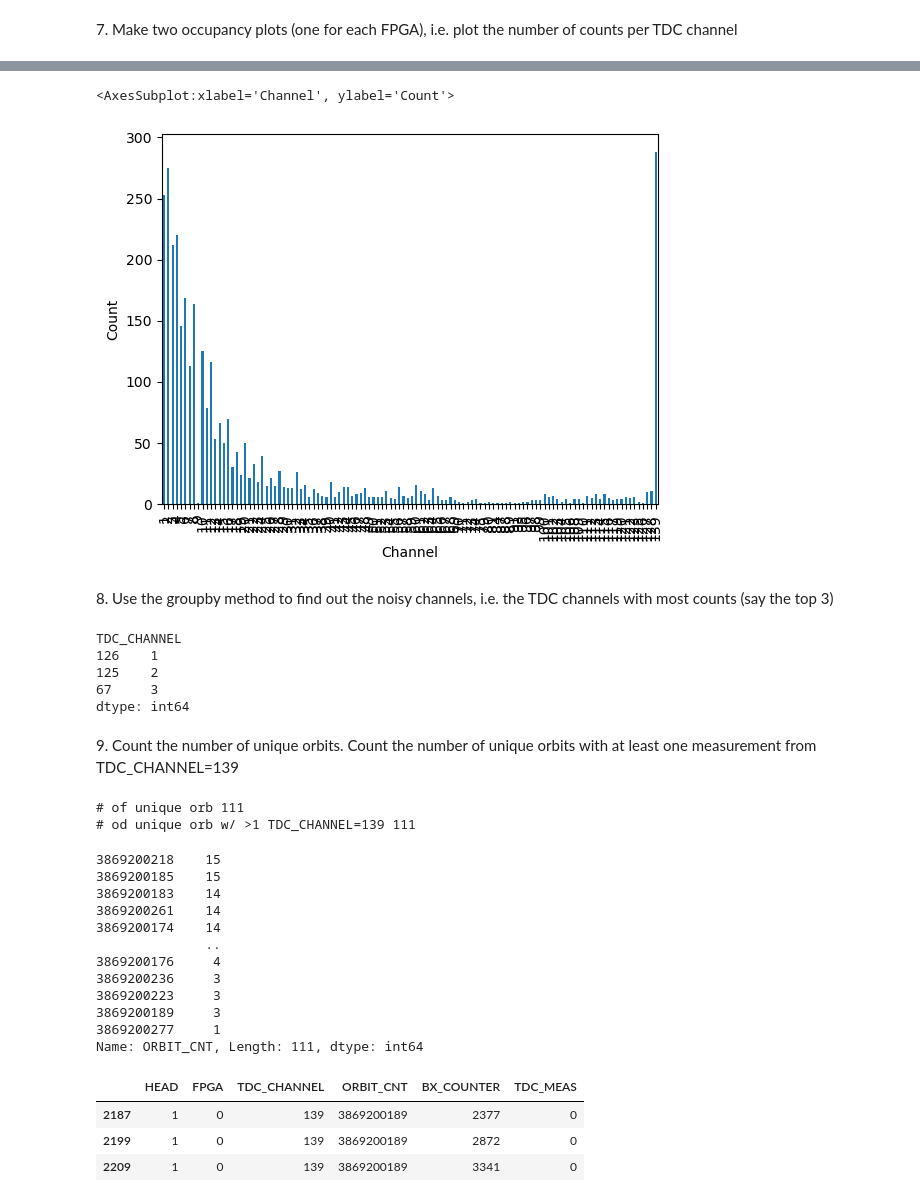
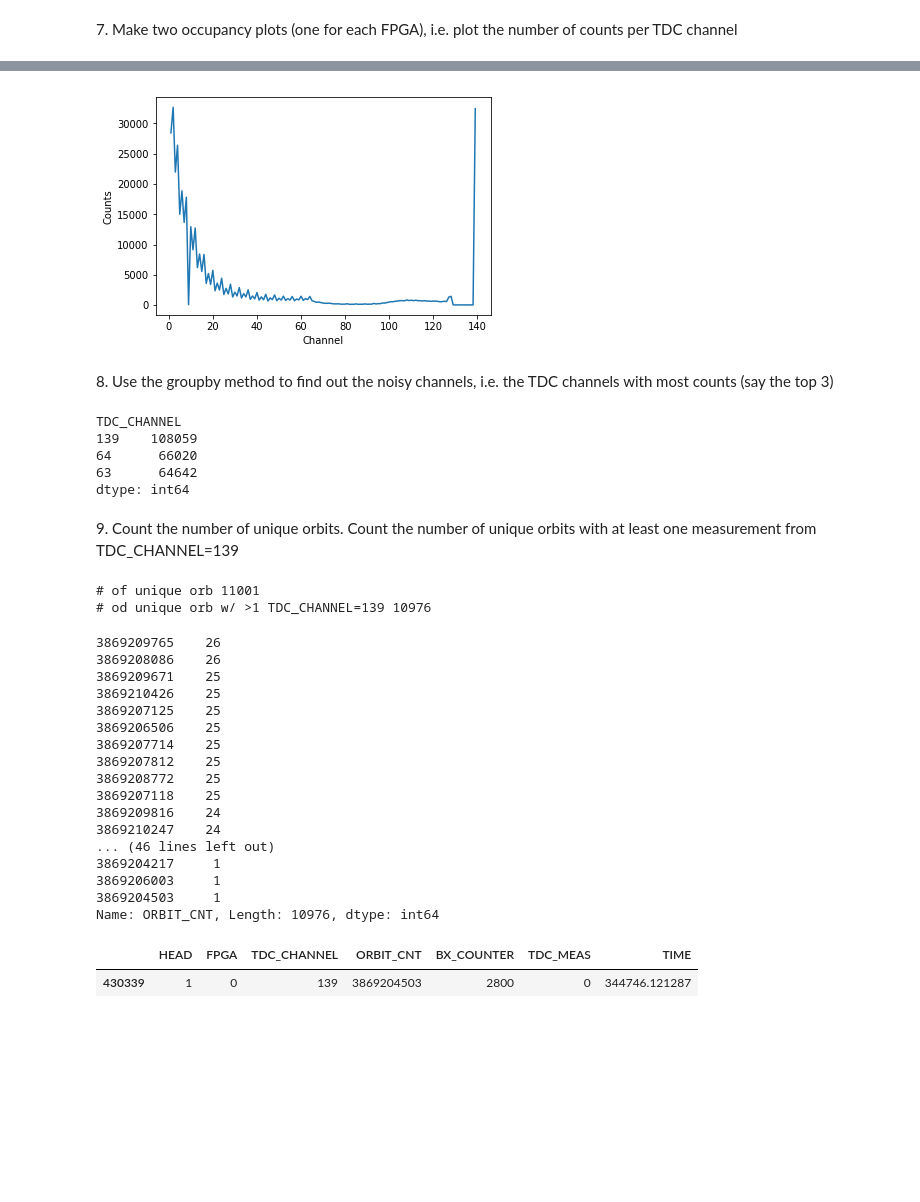
Before and after one commit to tommaso-bertola/LaboratoryOfComputationalPhysics_Y5, a Jupyter notebook: 06ex_Pandas.ipynb, the cells around one changed output, grey strips where cells are left out. Cells and saved outputs as stored; diff of their text form; code cells hidden in the pictures; blank space fills up the shorter version.

```diff
--- a/06ex_Pandas.ipynb
+++ b/06ex_Pandas.ipynb
@@ -13,5 +16,5 @@ import numpy as np
 # %%
-df=pd.read_csv('/home/tom/data/data_000637.txt', nrows=11000)
+df=pd.read_csv('~/data/data_000637.txt')
 df
 # %% [output]
 |  | HEAD | FPGA | TDC_CHANNEL | ORBIT_CNT | BX_COUNTER | TDC_MEAS |
@@ -52,0 +68,3 @@ Name: ORBIT_CNT, Length: 111, dtype: int64
+# %%
+df['TIME']=(df['TDC_MEAS']*25/30+df['BX_COUNTER']*25+df['ORBIT_CNT']*(df['BX_COUNTER'].max()+1)*25)*1e-9
+print('{time:.8f} sec of acquisition'.format(time=df['TIME'].max()-df['TIME'].min()))
@@ -98,17 +130,19 @@ df[df['FPGA']==0]['TDC_CHANNEL'].value_counts().sort_index().plot(xlabel='Channe
 # %%
-df[df['FPGA']==1]['TDC_CHANNEL'].value_counts().sort_index().plot(xlabel='Channel', ylabel='Count', kind='bar')
+plt.plot(df[df['FPGA']==1]['TDC_CHANNEL'].value_counts().sort_index())
+plt.ylabel('Counts')
+plt.xlabel('Channel')
+plt.show()
 # %% [output]
-<AxesSubplot:xlabel='Channel', ylabel='Count'>
-[figure, old version]
+[figure, new version]
 # %% [markdown]
 8\. Use the groupby method to find out the noisy channels, i.e. the TDC channels with most counts (say the top 3)
 # %%
-df.groupby(['TDC_CHANNEL']).size().sort_values()[:3]
+df.groupby(['TDC_CHANNEL']).size().sort_values(ascending=False)[:3]
 # %% [output]
 TDC_CHANNEL
-126    1
-125    2
-67     3
+139    108059
+64      66020
+63      64642
 dtype: int64
 # %% [markdown]
 9\. Count the number of unique orbits. Count the number of unique orbits with at least one measurement from TDC_CHANNEL=139
@@ -116,29 +150,32 @@ dtype: int64
 print('# of unique orb',len(df['ORBIT_CNT'].value_counts()))
 print('# od unique orb w/ >1 TDC_CHANNEL=139', len(df[df['TDC_CHANNEL']==139]['ORBIT_CNT'].value_counts()))
 # %% [output]
-# of unique orb 111
-# od unique orb w/ >1 TDC_CHANNEL=139 111
+# of unique orb 11001
+# od unique orb w/ >1 TDC_CHANNEL=139 10976
 # %%
 # the number of counts of TDC_CHANNELS=139 for each orbit
 df[df['TDC_CHANNEL']==139]['ORBIT_CNT'].value_counts()
 # %% [output]
-3869200218    15
-3869200185    15
-3869200183    14
-3869200261    14
-3869200174    14
-              ..
-3869200176     4
-3869200236     3
-3869200223     3
-3869200189     3
-3869200277     1
-Name: ORBIT_CNT, Length: 111, dtype: int64
+3869209765    26
+3869208086    26
+3869209671    25
+3869210426    25
+3869207125    25
+3869206506    25
+3869207714    25
+3869207812    25
+3869208772    25
+3869207118    25
+3869209816    24
+3869210247    24
+... (46 lines left out)
+3869204217     1
+3869206003     1
+3869204503     1
+Name: ORBIT_CNT, Length: 10976, dtype: int64
 # %%
 # checking if it is right
-df[(df['TDC_CHANNEL']==139) & (df['ORBIT_CNT']==3869200189) ]
+df[(df['TDC_CHANNEL']==139) & (df['ORBIT_CNT']==3869204503) ]
 # %% [output]
-|  | HEAD | FPGA | TDC_CHANNEL | ORBIT_CNT | BX_COUNTER | TDC_MEAS |
-| 2187 | 1 | 0 | 139 | 3869200189 | 2377 | 0 |
-| 2199 | 1 | 0 | 139 | 3869200189 | 2872 | 0 |
-| 2209 | 1 | 0 | 139 | 3869200189 | 3341 | 0 |
+|  | HEAD | FPGA | TDC_CHANNEL | ORBIT_CNT | BX_COUNTER | TDC_MEAS | TIME |
+| 430339 | 1 | 0 | 139 | 3869204503 | 2800 | 0 | 344746.121287 |
```
Also changed, not shown: parts of 12 cells of this notebook, 1 other file.
